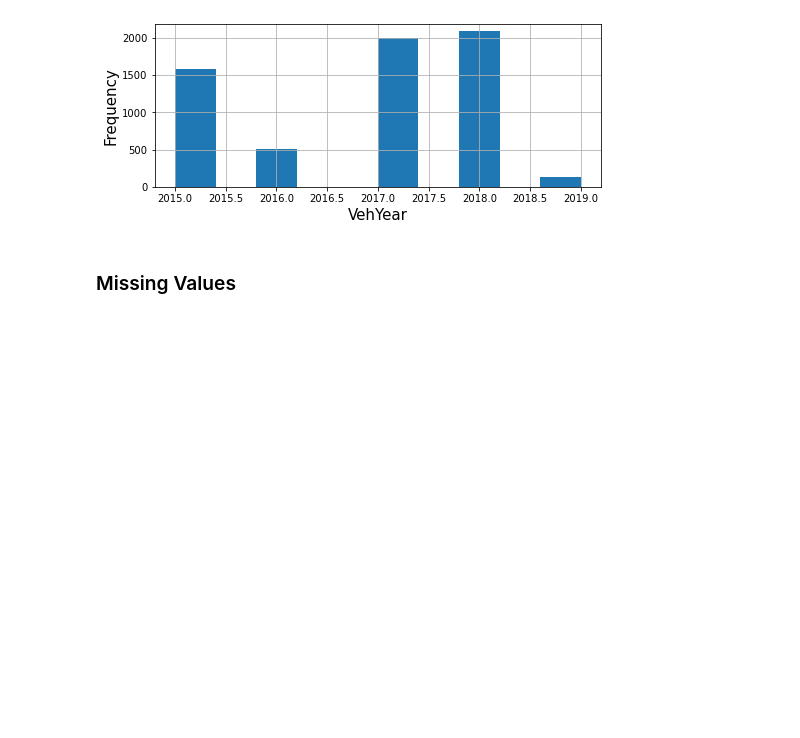
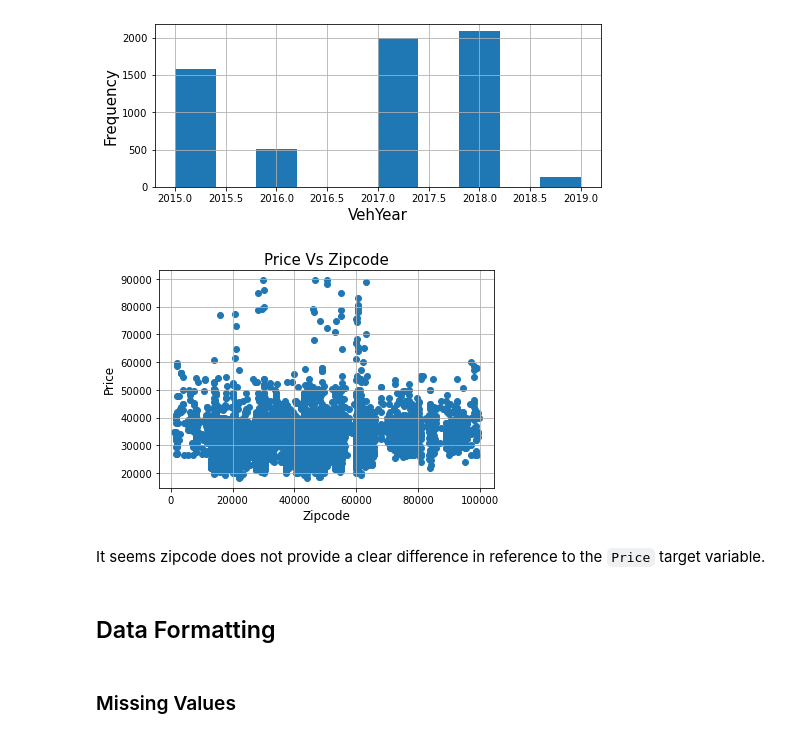
Before and after one commit to rodolfolermacontreras/Boeing_Assignment_1, a Jupyter notebook: Boeing_Assignment.ipynb, the cells around one changed output. Saved outputs shown, nothing was run; the diff lists cells and outputs as text; code cells hidden in the pictures; blank space fills up the shorter version.

```diff
--- a/Boeing_Assignment.ipynb
+++ b/Boeing_Assignment.ipynb
@@ -103,6 +145,19 @@ for i in numeric_columns:
 [figure]
 [figure]
 [figure]
+# %%
+plt.scatter(Training_df['SellerZip'], Training_df['Dealer_Listing_Price'])
+plt.title('Price Vs Zipcode', fontsize = 15)
+plt.xlabel('Zipcode', fontsize = 12)
+plt.ylabel('Price', fontsize = 12)
+plt.grid()
+plt.show()
+# %% [output]
+[figure, added]
+# %% [markdown]
+It seems zipcode does not provide a clear difference in reference to the `Price` target variable.
+# %% [markdown]
+## Data Formatting
 # %% [markdown]
 ### Missing Values
 # %%
```
Also changed, not shown: parts of 74 cells of this notebook.
